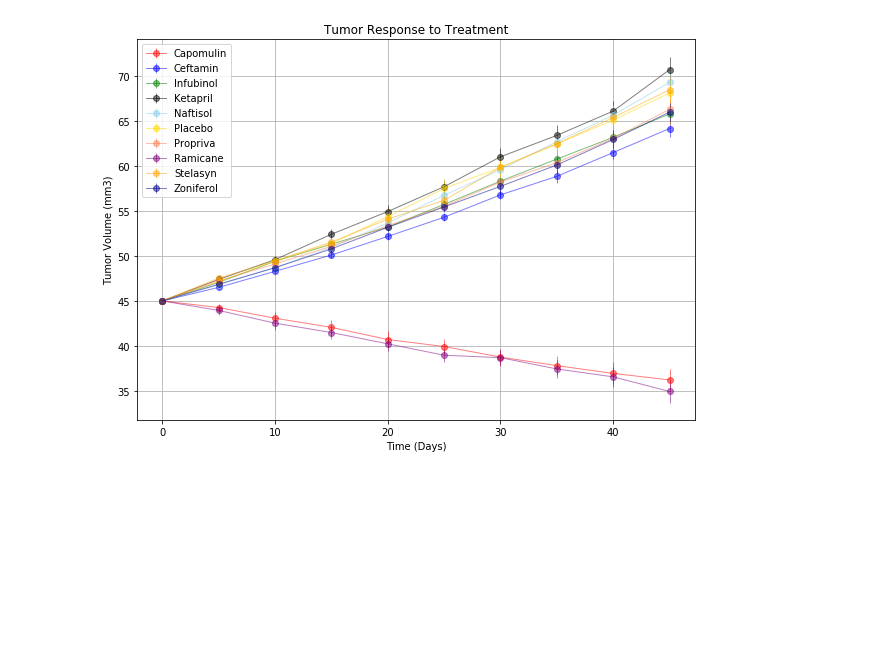
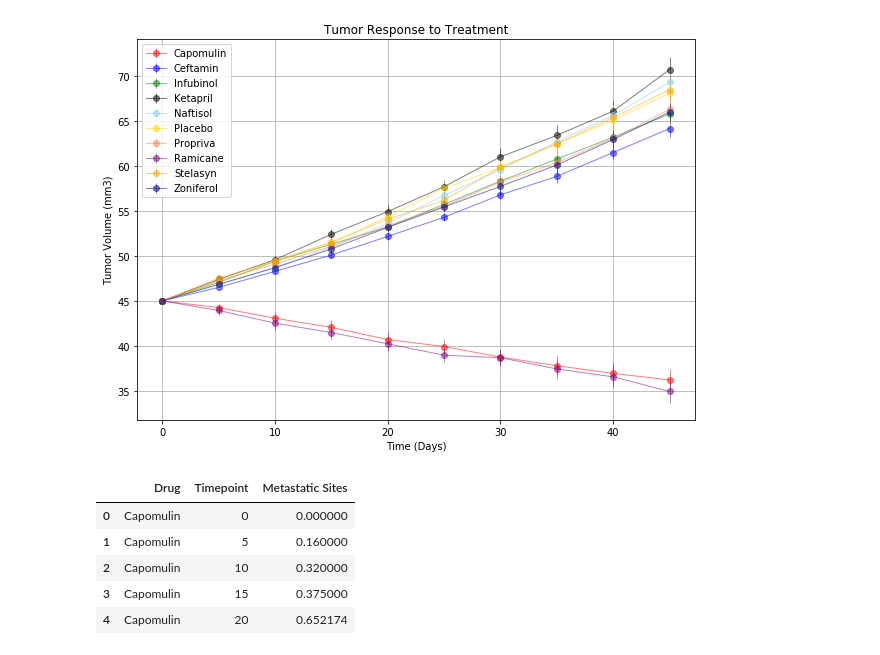
Before and after one commit to djoleary5/Pymaceuticals, a Jupyter notebook: Pymaceuticals.ipynb, the cells around one changed output. Cells and saved outputs as stored; diff of their text form; code cells hidden in the pictures; blank space fills up the shorter version.

```diff
--- a/Pymaceuticals.ipynb
+++ b/Pymaceuticals.ipynb
@@ -126,3 +126,22 @@ plt.savefig('output/tumor_response_data.png')
 plt.show()
 # %% [output]
 [figure]
+# %%
+# Store the Mean Met. Site Data Grouped by Drug and Timepoint
+metaGrp = mouse_clin.groupby(['Drug', 'Timepoint'])
+metaMean = metaGrp.mean()
+metaMean = metaMean.reset_index()
+del metaMean['Tumor Volume (mm3)']
+
+# Convert to DataFrame
+metaMean = pd.DataFrame(metaMean)
+
+# Preview DataFrame
+metaMean.head()
+# %% [output]
+|  | Drug | Timepoint | Metastatic Sites |
+| 0 | Capomulin | 0 | 0.000000 |
+| 1 | Capomulin | 5 | 0.160000 |
+| 2 | Capomulin | 10 | 0.320000 |
+| 3 | Capomulin | 15 | 0.375000 |
+| 4 | Capomulin | 20 | 0.652174 |
```
Also changed, not shown: parts of 3 cells of this notebook.
